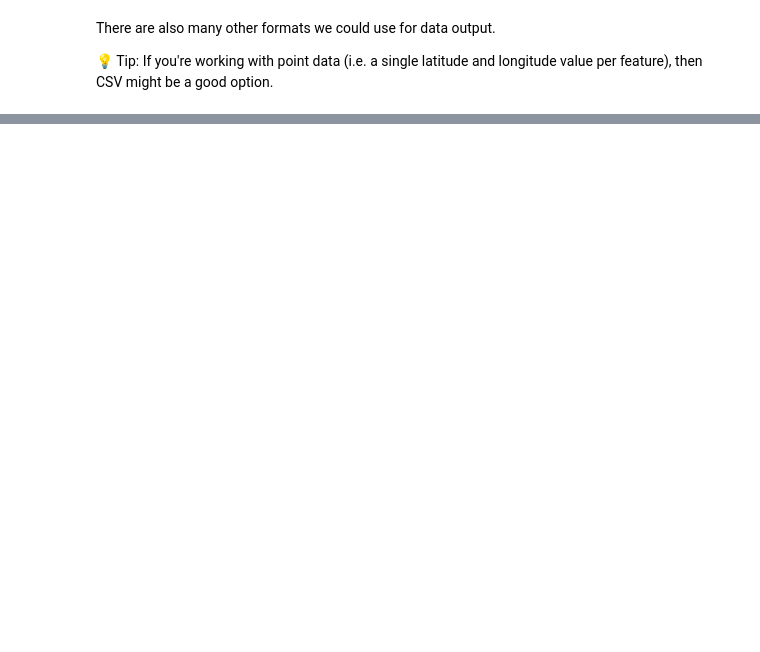
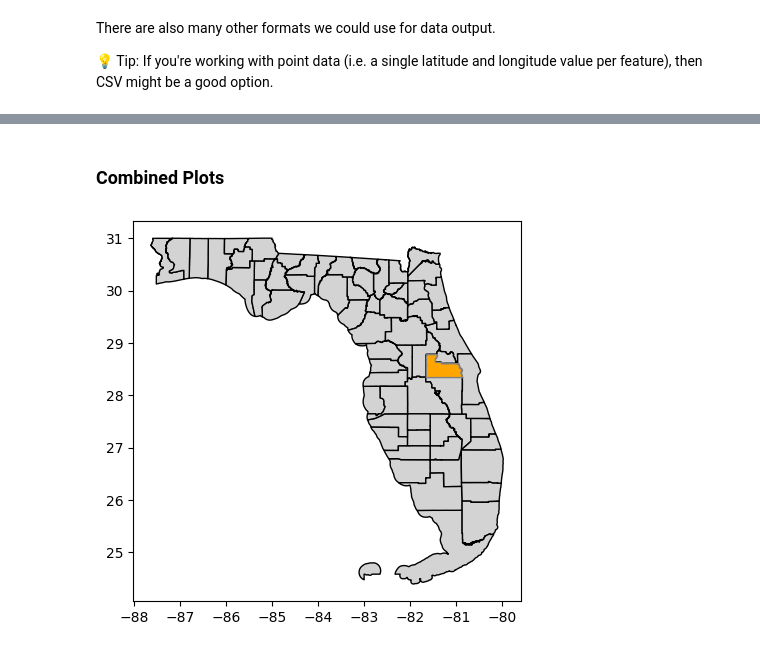
Before and after one commit to meiqingli/PAD-6716, a Jupyter notebook: PAD_6716_Python_Geospatial_Demo.ipynb, the cells around one changed output, grey strips where cells are left out. Saved outputs shown, nothing was run; the diff lists cells and outputs as text; code cells hidden in the pictures; blank space fills up the shorter version.

```diff
--- a/PAD_6716_Python_Geospatial_Demo.ipynb
+++ b/PAD_6716_Python_Geospatial_Demo.ipynb
@@ -141,0 +274,9 @@ There are also many other formats we could use for data output.
+# %% [markdown]
+ ### Combined Plots
+# %%
+# Plot Orange County and Florida counties together!
+fig, ax = plt.subplots(figsize=(5,5))
+florida_counties.plot(color='lightgrey', edgecolor='black', ax=ax);
+orange_county.plot(color='orange', edgecolor='gray', ax=ax);
+# %% [output]
+[figure, added]
```
Also changed, not shown: parts of 26 cells of this notebook.
